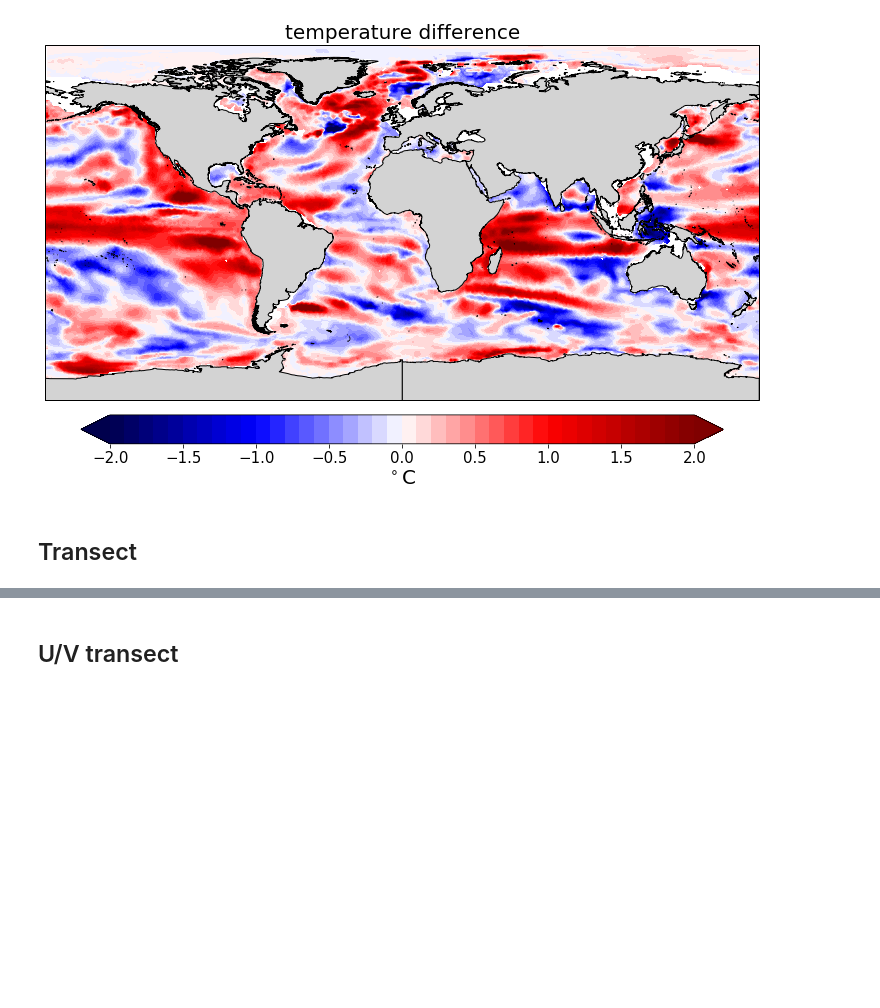
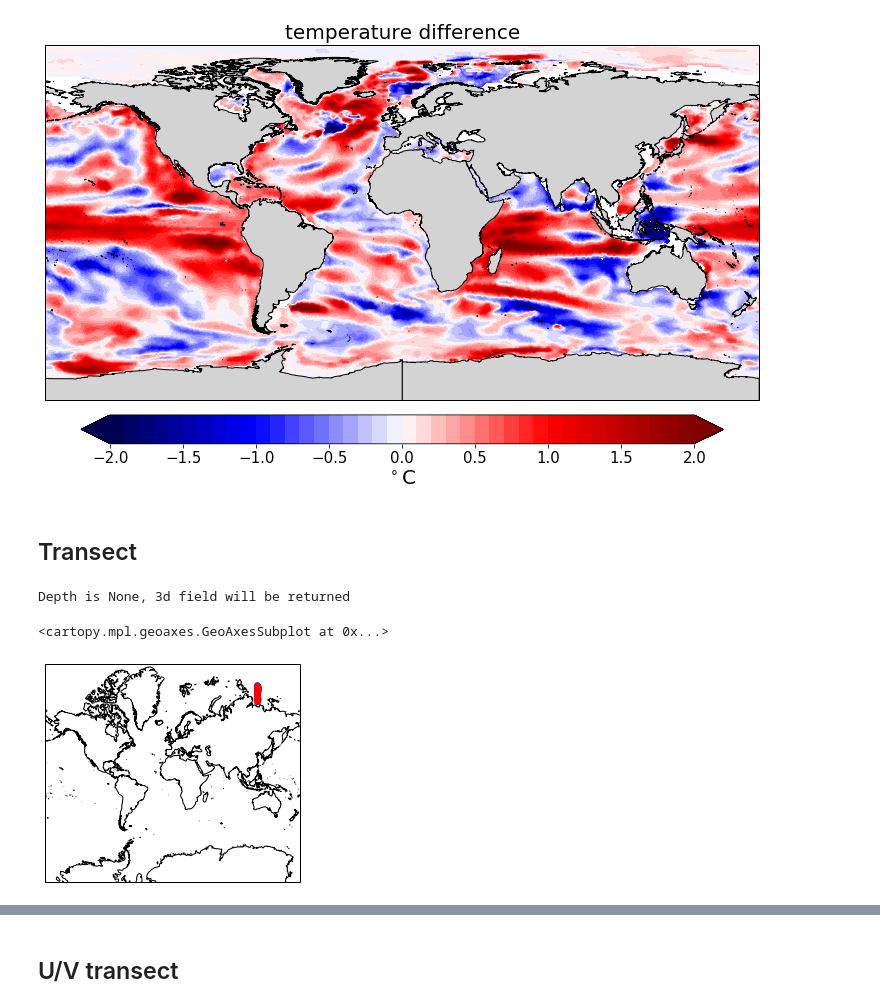
Before and after one commit to FESOM/pyfesom2, a Jupyter notebook: notebooks/pyfesom2_overview.ipynb, the cells around one changed output, grey strips where cells are left out. Cells and saved outputs as stored; diff of their text form; code cells hidden in the pictures; blank space fills up the shorter version.

```diff
--- a/notebooks/pyfesom2_overview.ipynb
+++ b/notebooks/pyfesom2_overview.ipynb
@@ -70,4 +70,5 @@ Documentation: https://pyfesom2.readthedocs.io/en/latest/pfplot.html
 # %%
 import pyfesom2 as pf
 # %%
-mesh = pf.load_mesh('/Users/koldunovn/PYHTON/DATA/LCORE_MESH/', abg=[50, 15, -90])
+mesh = pf.load_mesh('/Users/koldunovn/PYHTON/DATA/LCORE_MESH/',
+                    abg=[50, 15, -90])
@@ -305,6 +275,8 @@ pf.plot(mesh,
 ## Transect
 # %%
 temp = pf.get_data('/Users/koldunovn/PYHTON/DATA/LCORE/', 'temp', [1950], mesh)
+# %% [output]
+Depth is None, 3d field will be returned
 # %%
 lon_start = 120
 lat_start = 75
@@ -313,7 +285,10 @@ lat_end = 80
 npoints   = 50
 lonlat = pf.transect_get_lonlat(lon_start, lat_start, lon_end, lat_end, npoints)
 # %%
-pf.plot_transect_map(lonlat, mesh, view='np')
+pf.plot_transect_map(lonlat, mesh, view='w')
+# %% [output]
+<cartopy.mpl.geoaxes.GeoAxesSubplot at 0x...>
+[figure, added]
 # %%
 pf.plot_transect(
     temp,
```
Also changed, not shown: parts of 36 cells of this notebook.
